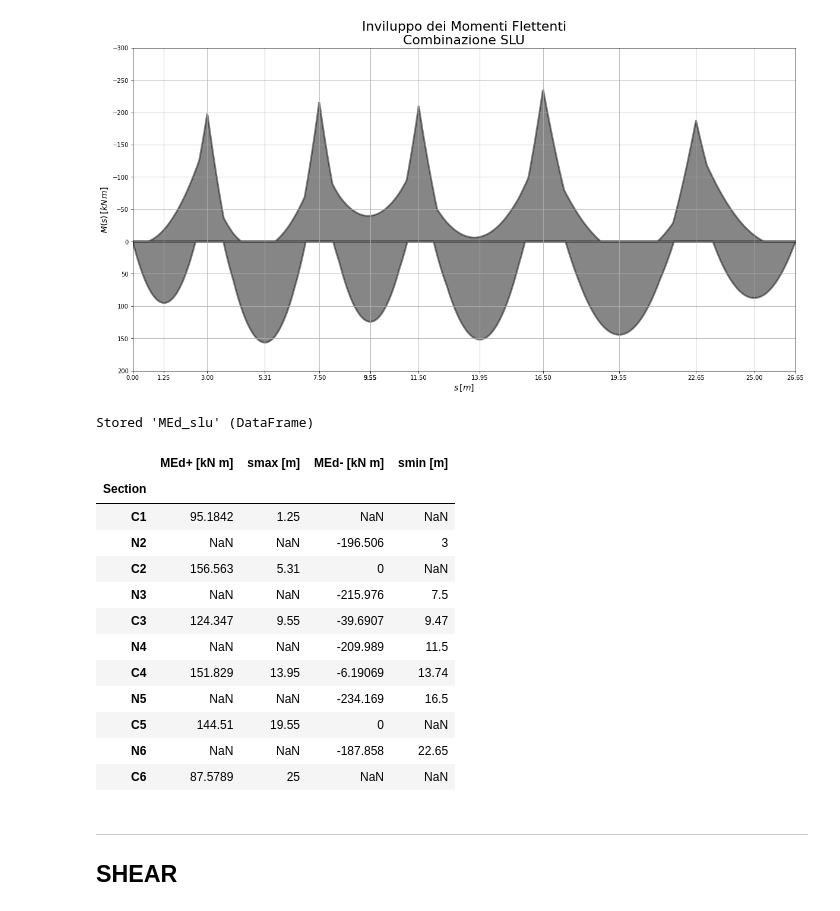
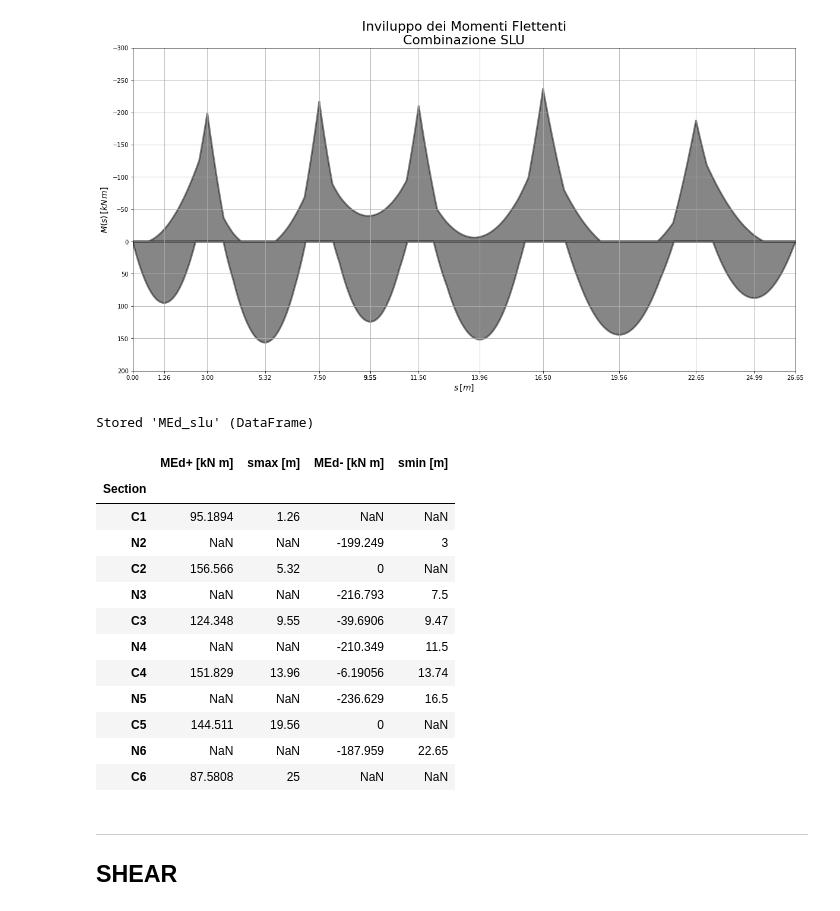
Before and after one commit to akaanzo/structural-safety, a Jupyter notebook: beam_sol.ipynb, the cells around one changed output. Cells and saved outputs as stored; diff of their text form; code cells hidden in the pictures.

```diff
--- a/beam_sol.ipynb
+++ b/beam_sol.ipynb
@@ -393,5 +381,5 @@ Matrix(R6)
 # %% [output]
 $\displaystyle \left[\begin{matrix}-0.00192398086187493\\0.00555816693430534\\-0.0236288899599015\\0.0661753217441882\\-0.182311207344124\\2.21640326691657\end{matrix}\right]$
 # %%
-s = np.linspace(0,26.65, num=1000)
+s = np.arange(0, 26.65, .001)
 M6 = (X6[0] + R6[0] * s) * (Hv(s) - Hv(s-3)) + (X6[1] + R6[1]*(s-3)) * (Hv(s-3) - Hv(s-(3+4.5))) + (X6[2] + R6[2]*(s-(3+4.5)))*(Hv(s-(3+4.5)) - Hv(s-(3+4.5+4))) + (X6[3] + R6[3]*(s-(3+4.5+4)))* (Hv(s-(3+4.5+4)) - Hv(s-(3+4.5+4+5))) + (X6[4] + R6[4]*(s-(3+4.5+4+5))) * (Hv(s-(3+4.5+4+5)) - Hv(s-(3+4.5+4+5+6.15))) + (X6[5] + R6[5]*(s-(3+4.5+4+5+6.15)) -  1 *(s-(3+4.5+4+5+6.15))**2 /2) * (Hv(s-(3+4.5+4+5+6.15)) - Hv(s-(3+4.5+4+5+6.15+4)))
@@ -633,7 +618,7 @@ plt.show()
 # %% [output]
 [figure]
 # %%
-s = np.linspace(0,26.65, num=1000)
+s = np.arange(0, 26.65, .001)
 MN6 = M1*Q1max_slu + M2*Q1min_slu + M3*Q1max_slu + M4*Q2min_slu + M5*Q3max_slu + M6*Q3max_slu
 
 #----------PLOT------------------
@@ -690,10 +675,10 @@ def smin(MCimin):
     elif s[imin][0] == 0:
         return np.nan
 # %%
-Mmax = np.zeros(1000)
-Mmin = np.zeros(1000)
+Mmax = np.zeros(len(s))
+Mmin = np.zeros(len(s))
 
-for i in range (0, 999):
+for i in range (0, len(s)-1):
     Mmax[i] = max(MC1[i], MN2[i], MC2[i], MN3[i], MC3[i], MN4[i], MN5[i], MN6[i])
     if Mmax[i] < 0:
         Mmax[i]=0
@@ -703,23 +688,26 @@ for i in range (0, 999):
 %store Mmax
 %store Mmin
 
+np.savetxt('/home/matteo/ownCloud/UNITN/Tecnica-delle-Costruzioni/Esercitazione/TdC/export/var/Mmax.txt', Mmax, delimiter=',')
+np.savetxt('/home/matteo/ownCloud/UNITN/Tecnica-delle-Costruzioni/Esercitazione/TdC/export/var/Mmin.txt', Mmin, delimiter=',')
+
 #-------------------------------------
 
-MC1max = max(Mmax[0:112])
-MN2min = min(Mmin[0:224])
-MC2max = max(Mmax[112:281])
-MC2min = max(Mmin[112:281])
-MN3min = min(Mmin[250:374])
-MC3max = max(Mmax[281:431])
-MC3min = max(Mmin[281:431])
-MN4min = min(Mmin[374:500])
-MC4max = max(Mmax[431:618])
-MC4min = max(Mmin[431:618])
-MN5min = min(Mmin[500:650])
-MC5max = max(Mmax[618:849])
-MC5min = max(Mmin[618:849])
-MN6min = min(Mmin[650::])
-MC6max = max(Mmax[849::])
+MC1max = max(Mmax[0:3000])
+MN2min = min(Mmin[0:3000])
+MC2max = max(Mmax[3000:7500])
+MC2min = max(Mmin[3000:7500])
+MN3min = min(Mmin[5320:7500])
+MC3max = max(Mmax[7500:11500])
+MC3min = max(Mmin[7500:11500])
+MN4min = min(Mmin[11000:11500])
+MC4max = max(Mmax[11500:16500])
+MC4min = max(Mmin[11500:16500])
+MN5min = min(Mmin[16000:16500])
+MC5max = max(Mmax[16500:22650])
+MC5min = max(Mmin[16500:22650])
+MN6min = min(Mmin[22000:22650])
+MC6max = max(Mmax[22650:26650])
 
 #-----------------------------------
 
@@ -781,39 +769,40 @@ Text(0.5, 1.0, 'Inviluppo dei Momenti Flettenti\nCombinazione SLU')
 # %%
 MEd_slu = pd.DataFrame([
     ['Section','MEd+ [kN m]', 'smax [m]', 'MEd- [kN m]', 'smin [m]'],
     ['C1', MC1max, round(sC1max, 2), np.nan, np.nan],
     ['N2', np.nan, np.nan, MN2min, round(sN2min)],
     ['C2', MC2max, round(sC2max, 2), MC2min, sC2min],
     ['N3', np.nan, np.nan, MN3min, round(sN3min, 2)],
     ['C3', MC3max, round(sC3max, 2), MC3min, round(sC3min, 2)],
     ['N4', np.nan, np.nan, MN4min, round(sN4min, 1)],
     ['C4', MC4max, round(sC4max, 2), MC4min, round(sC4min, 2)],
     ['N5', np.nan, np.nan, MN5min, round(sN5min, 1)],
     ['C5', MC5max, round(sC5max, 2), MC5min, sC5min],
     ['N6', np.nan, np.nan, MN6min, round(sN6min, 2)],
     ['C6', MC6max, round(sC6max), np.nan, np.nan]
 ])
 MEd_slu.columns = MEd_slu.iloc[0]
 MEd_slu = MEd_slu.drop([0])
 MEd_slu = MEd_slu.set_index('Section')
 MEd_slu.to_latex('export/tab/bendingMoment_slu.tex')
 %store MEd_slu
+MEd_slu.to_csv('/home/matteo/ownCloud/UNITN/Tecnica-delle-Costruzioni/Esercitazione/TdC/export/var/MEd_slu.csv', sep=',')
 MEd_slu
 # %% [output]
 Stored 'MEd_slu' (DataFrame)
 |  | MEd+ [kN m] | smax [m] | MEd- [kN m] | smin [m] |
 | Section |  |  |  |  |
-| C1 | 95.1842 | 1.25 | NaN | NaN |
-| N2 | NaN | NaN | -196.506 | 3 |
-| C2 | 156.563 | 5.31 | 0 | NaN |
-| N3 | NaN | NaN | -215.976 | 7.5 |
-| C3 | 124.347 | 9.55 | -39.6907 | 9.47 |
-| N4 | NaN | NaN | -209.989 | 11.5 |
-| C4 | 151.829 | 13.95 | -6.19069 | 13.74 |
-| N5 | NaN | NaN | -234.169 | 16.5 |
-| C5 | 144.51 | 19.55 | 0 | NaN |
-| N6 | NaN | NaN | -187.858 | 22.65 |
-| C6 | 87.5789 | 25 | NaN | NaN |
+| C1 | 95.1894 | 1.26 | NaN | NaN |
+| N2 | NaN | NaN | -199.249 | 3 |
+| C2 | 156.566 | 5.32 | 0 | NaN |
+| N3 | NaN | NaN | -216.793 | 7.5 |
+| C3 | 124.348 | 9.55 | -39.6906 | 9.47 |
+| N4 | NaN | NaN | -210.349 | 11.5 |
+| C4 | 151.829 | 13.96 | -6.19056 | 13.74 |
+| N5 | NaN | NaN | -236.629 | 16.5 |
+| C5 | 144.511 | 19.56 | 0 | NaN |
+| N6 | NaN | NaN | -187.959 | 22.65 |
+| C6 | 87.5808 | 25 | NaN | NaN |
 # %% [markdown]
 ---
 ## SHEAR
```
Also changed, not shown: parts of 52 cells of this notebook, 26 other files.
